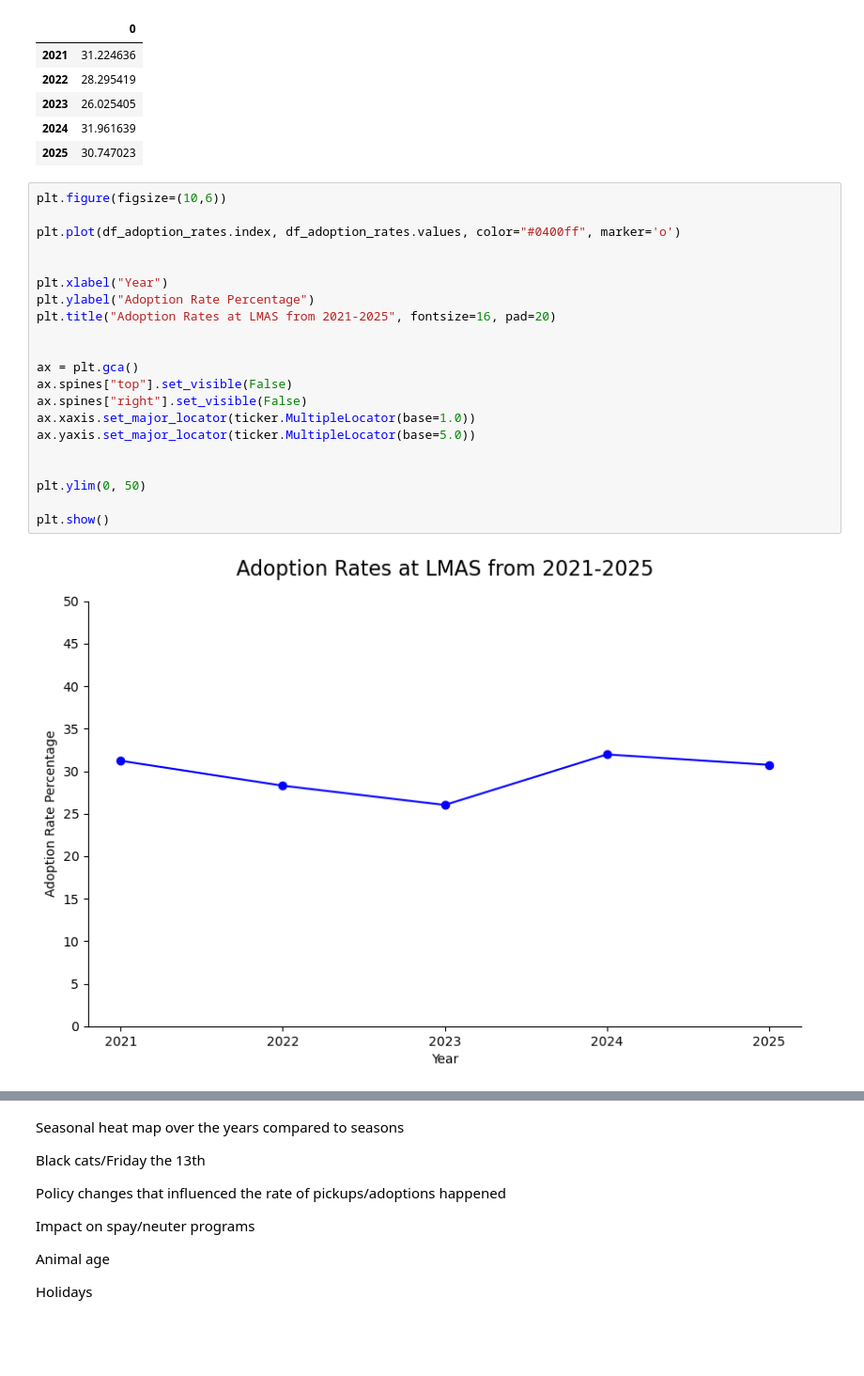
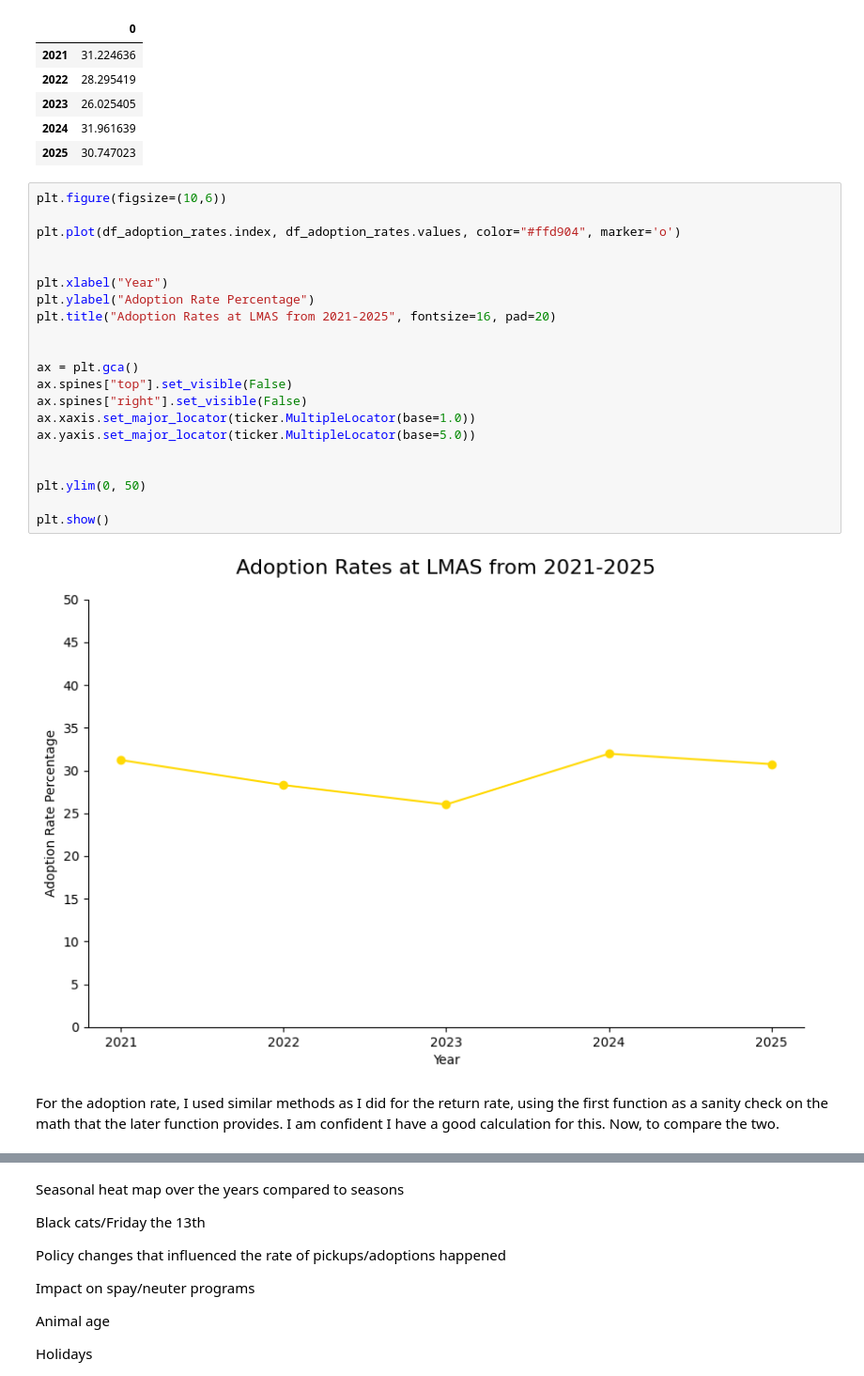
Before and after one commit to CosmicIdes/LMAS_intake_analysis, a Jupyter notebook: main.ipynb, the cells around one changed output, grey strips where cells are left out. Shown at 94% size. Saved outputs shown, nothing was run; the diff lists cells and outputs as text; blank space fills up the shorter version.

```diff
--- a/main.ipynb
+++ b/main.ipynb
@@ -738,26 +738,28 @@ df_adoption_rates
 # %%
 plt.figure(figsize=(10,6))
 
-plt.plot(df_adoption_rates.index, df_adoption_rates.values, color="#0400ff", marker='o')
+plt.plot(df_adoption_rates.index, df_adoption_rates.values, color="#ffd904", marker='o')
 
 
 plt.xlabel("Year")
 plt.ylabel("Adoption Rate Percentage")
 plt.title("Adoption Rates at LMAS from 2021-2025", fontsize=16, pad=20)
 
 
 ax = plt.gca()
 ax.spines["top"].set_visible(False)
 ax.spines["right"].set_visible(False)
 ax.xaxis.set_major_locator(ticker.MultipleLocator(base=1.0))
 ax.yaxis.set_major_locator(ticker.MultipleLocator(base=5.0))
 
 
 plt.ylim(0, 50)
 
 plt.show()
 # %% [output]
-[figure, old version]
+[figure, new version]
+# %% [markdown]
+For the adoption rate, I used similar methods as I did for the return rate, using the first function as a sanity check on the math that the later function provides. I am confident I have a good calculation for this. Now, to compare the two.
 # %%
 plt.figure(figsize=(10,6))
 
```
Also changed, not shown: parts of 17 cells of this notebook.
